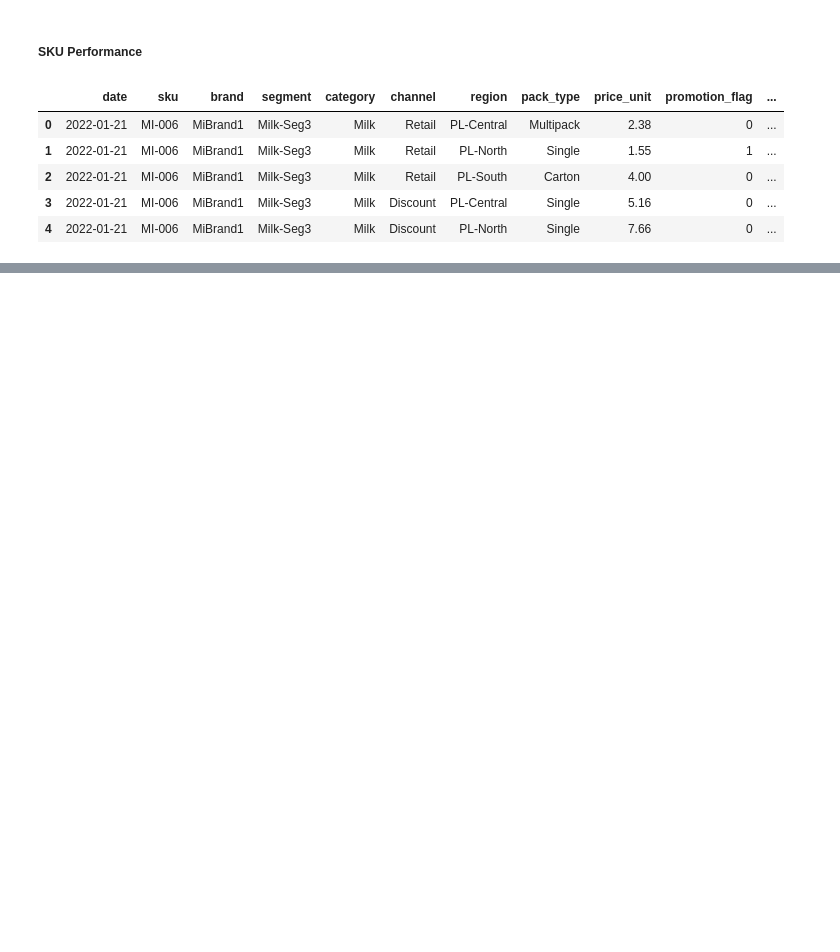
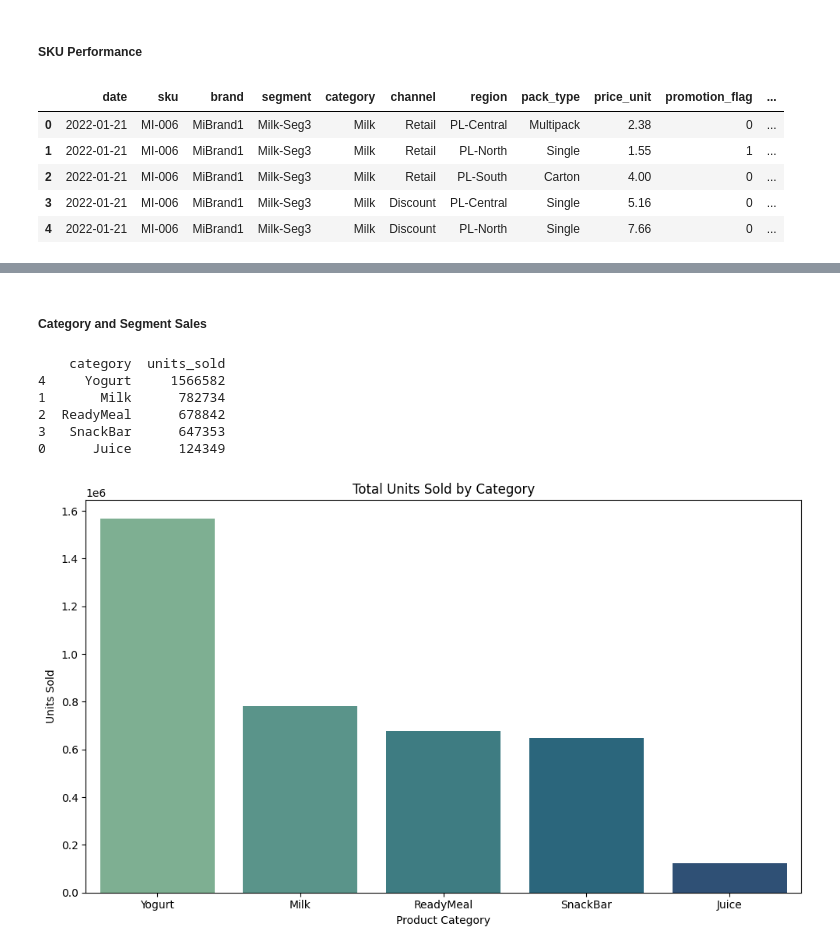
Before and after one commit to bettk-io/DA, a Jupyter notebook: FMCG_industry/EDA_and_business_insights/FMCG_notebook.ipynb, the cells around one changed output, grey strips where cells are left out. Drawn from its saved outputs; the diff is of its cells as text; code cells hidden in the pictures; blank space fills up the shorter version.

```diff
--- a/FMCG_industry/EDA_and_business_insights/FMCG_notebook.ipynb
+++ b/FMCG_industry/EDA_and_business_insights/FMCG_notebook.ipynb
@@ -340,0 +375,23 @@ plt.show()
+# %% [markdown]
+##### Category and Segment Sales
+# %%
+#  Aggregate sales by category
+category_sales = fmcg_df.groupby('category')['units_sold'].sum().reset_index().sort_values(by='units_sold', ascending=False)
+print(category_sales)
+
+# Visualize category sales
+plt.figure(figsize=(10,6))
+sns.barplot(data=category_sales, x='category', y='units_sold', palette='crest', hue='category', dodge=False)
+plt.title('Total Units Sold by Category')
+plt.xlabel('Product Category')
+plt.ylabel('Units Sold')
+plt.tight_layout()
+plt.show()
+# %% [output]
+    category  units_sold
+4     Yogurt     1566582
+1       Milk      782734
+2  ReadyMeal      678842
+3   SnackBar      647353
+0      Juice      124349
+[figure, added]
```
Also changed, not shown: parts of 13 cells of this notebook.
